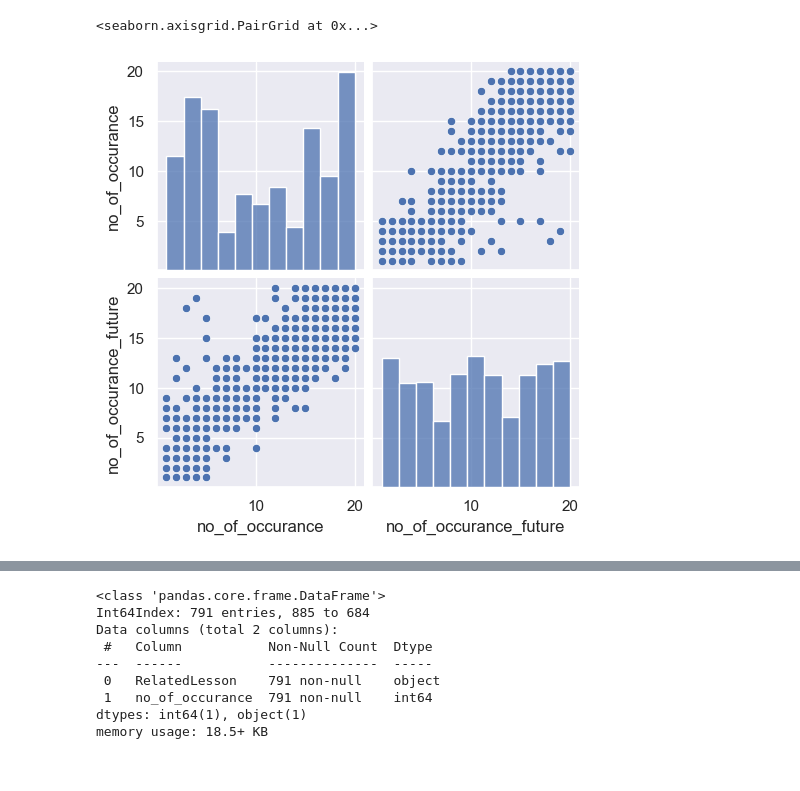
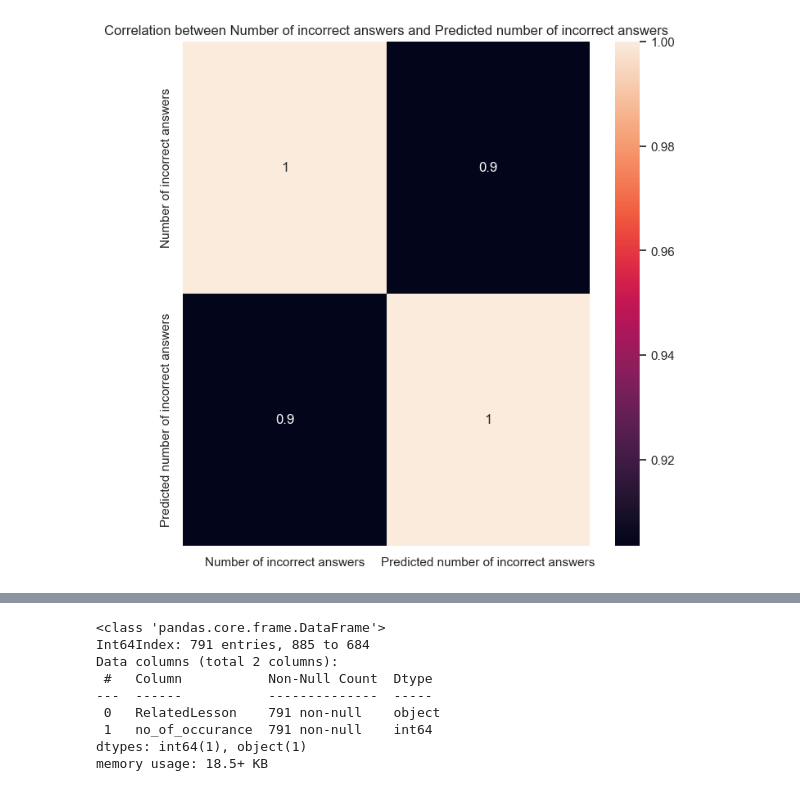
Before and after one commit to inukarodrigo/Learnverse, a Jupyter notebook: Exam Paper Generation/Model Training/modelTraining.ipynb, the cells around one changed output, grey strips where cells are left out. Saved outputs shown, nothing was run; the diff lists cells and outputs as text; code cells hidden in the pictures.

Commit message:
Change some images, updated the modelTraining.ipynb

```diff
--- a/Exam Paper Generation/Model Training/modelTraining.ipynb
+++ b/Exam Paper Generation/Model Training/modelTraining.ipynb
@@ -15,8 +15,3 @@ import statsmodels.api as sm
 # %%
 # Reading the csv file
 dataset = pd.read_csv('table_to_train_the_model.csv')
-# %%
-# Check if there is a correlation between no_of_occurrence and no_of_occurrence_future variables
-dff = dataset[["RelatedLesson","no_of_occurance","no_of_occurance_future"]]
-sns.heatmap(dff.corr(), annot=True)
-sns.set(rc = {'figure.figsize': (40,40)})
@@ -25,6 +18,16 @@ sns.set(rc = {'figure.figsize': (40,40)})
-# %%
-# Plot sns pair plot to visually represent the positive/negative correlation between the variables.
-sns.pairplot(dataset[["RelatedLesson","no_of_occurance","no_of_occurance_future"]])
-# %% [output]
-<seaborn.axisgrid.PairGrid at 0x...>
-[figure, removed]
+# %%
+# Check if there is a correlation between no_of_occurrence and no_of_occurrence_future variables
+# Select the columns to plot
+columns_to_plot = ["RelatedLesson","no_of_occurance","no_of_occurance_future"]
+# Rename the columns to new names
+new_column_names = ["Related Lesson", "Number of incorrect answers", "Predicted number of incorrect answers"]
+dataset_renamed = dataset[columns_to_plot].rename(columns=dict(zip(columns_to_plot, new_column_names)))
+
+# Create and customize the heatmap plot
+sns.set(rc={'figure.figsize': (8, 8)})
+sns.set(font_scale=1)
+sns.heatmap(dataset_renamed.corr(), annot=True)
+plt.title('Correlation between Number of incorrect answers and Predicted number of incorrect answers')
+plt.show()
+# %% [output]
+[figure, added]
```
Also changed, not shown: parts of 8 cells of this notebook, 1 other file.
